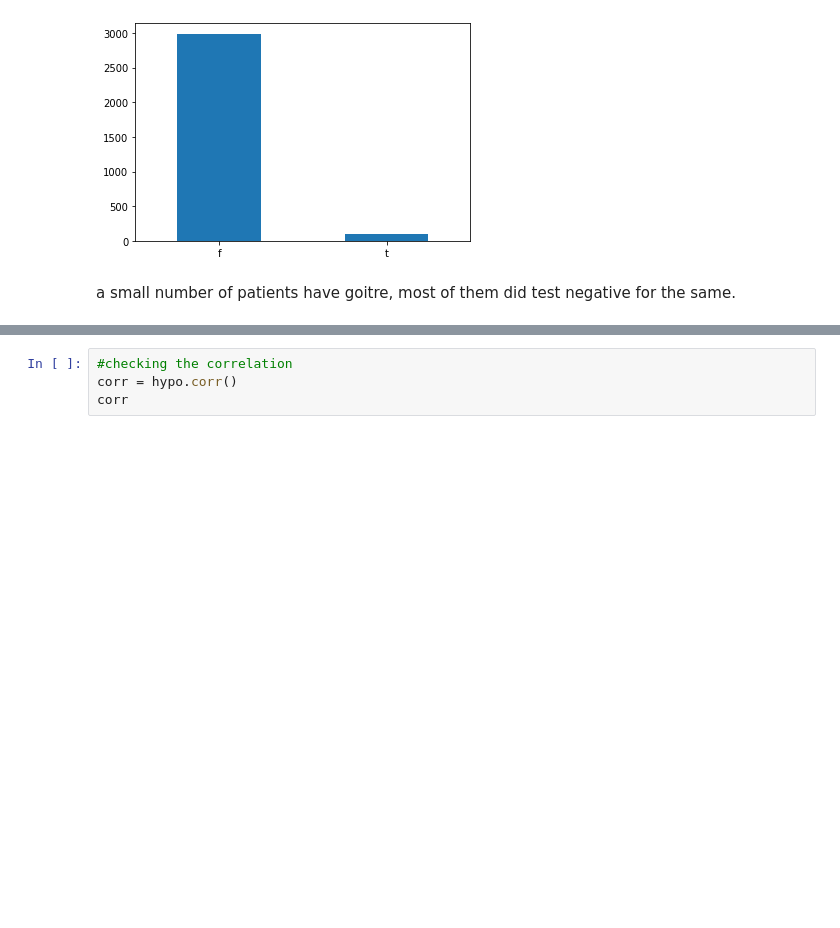
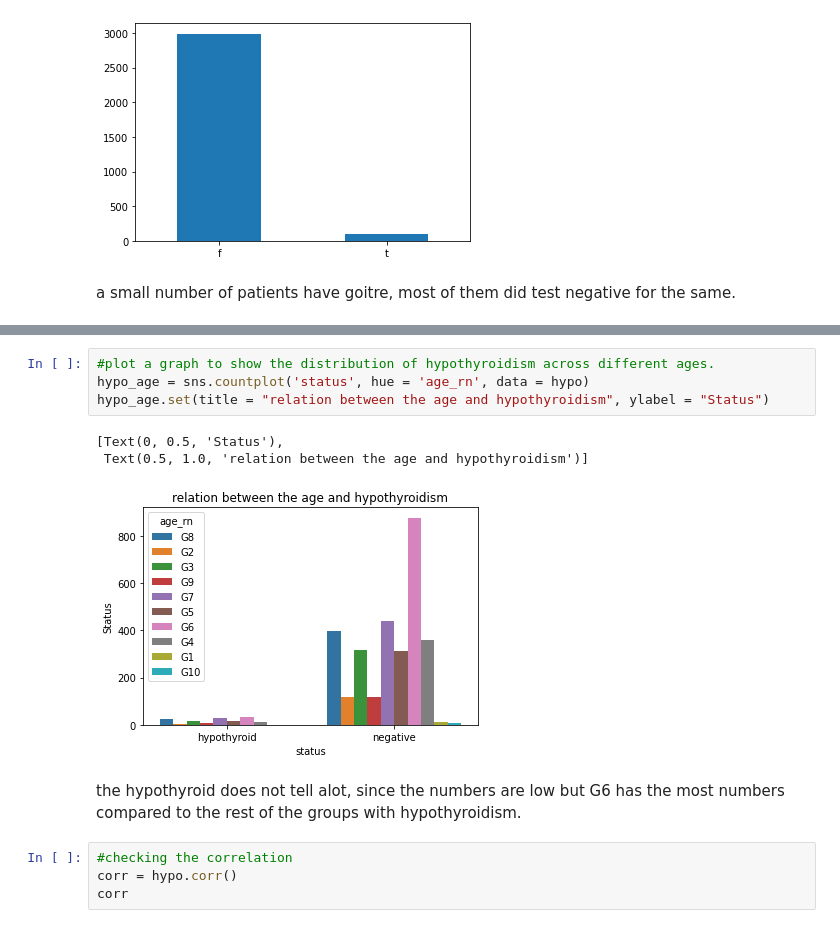
Before and after one commit to jane95924/WEEK_8_IP, a Jupyter notebook: Untitled.ipynb, the cells around one changed output, grey strips where cells are left out. Drawn from its saved outputs; the diff is of its cells as text; blank space fills up the shorter version.

```diff
--- a/Untitled.ipynb
+++ b/Untitled.ipynb
@@ -406,3 +465,13 @@ sns.pairplot(data= hypo)
+# %%
+#plot a graph to show the distribution of hypothyroidism across different ages.
+hypo_age = sns.countplot('status', hue = 'age_rn', data = hypo)
+hypo_age.set(title = "relation between the age and hypothyroidism", ylabel = "Status")
+# %% [output]
+[Text(0, 0.5, 'Status'),
+ Text(0.5, 1.0, 'relation between the age and hypothyroidism')]
+[figure, added]
+# %% [markdown]
+the hypothyroid does not tell alot, since the numbers are low but G6 has the most numbers compared to the rest of the groups with hypothyroidism.
 # %%
 #checking the correlation
 corr = hypo.corr()
```
Also changed, not shown: parts of 42 cells of this notebook.
